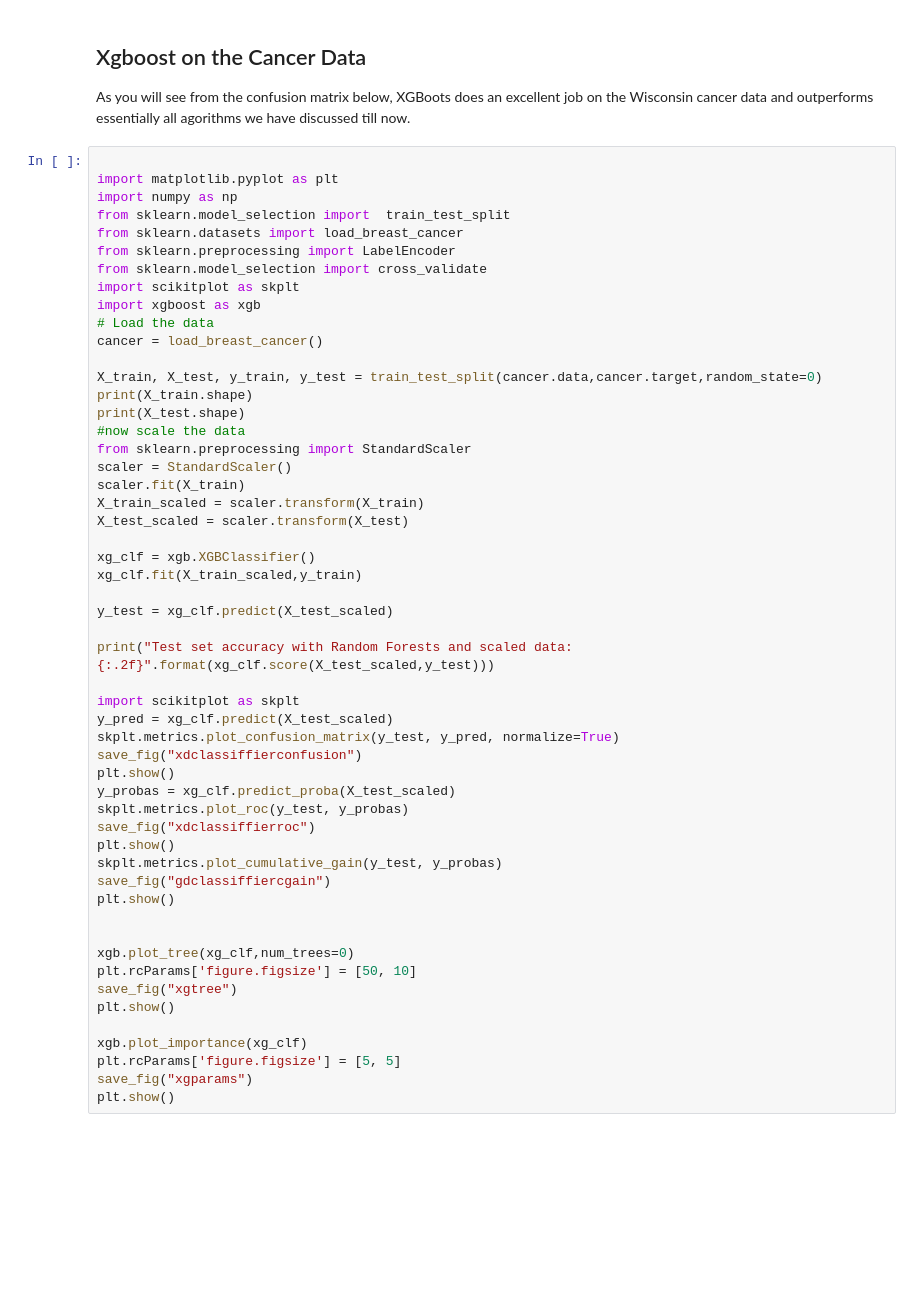
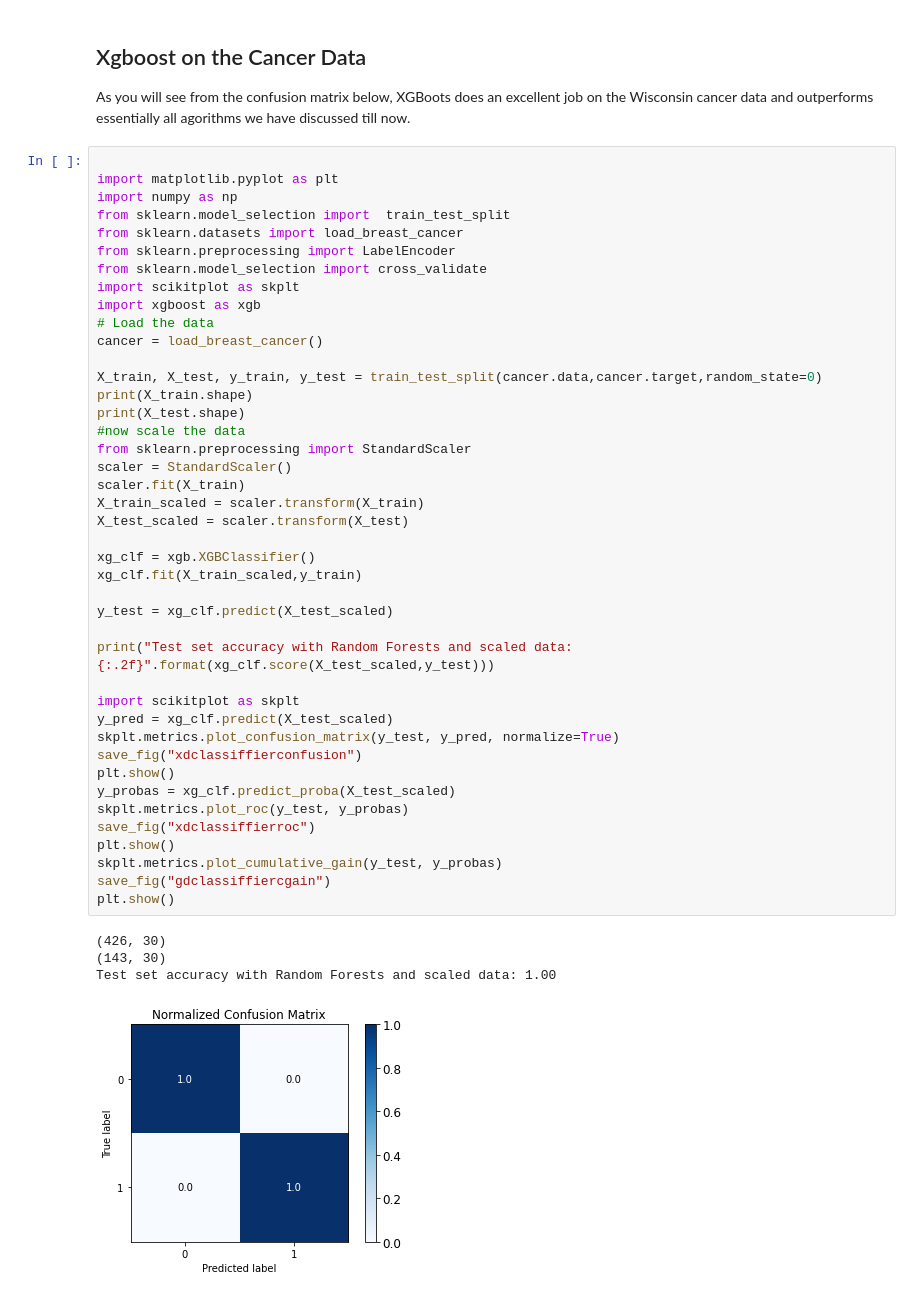
Before and after one commit to mhjensen/MachineLearningMSU-FRIB2020, a Jupyter notebook: doc/pub/DecisionTrees/ipynb/DecisionTrees.ipynb, the cells around one changed output. Cells and saved outputs as stored; diff of their text form; blank space fills up the shorter version.

```diff
--- a/doc/pub/DecisionTrees/ipynb/DecisionTrees.ipynb
+++ b/doc/pub/DecisionTrees/ipynb/DecisionTrees.ipynb
@@ -2210,41 +2414,35 @@ cancer = load_breast_cancer()
 
 X_train, X_test, y_train, y_test = train_test_split(cancer.data,cancer.target,random_state=0)
 print(X_train.shape)
 print(X_test.shape)
 #now scale the data
 from sklearn.preprocessing import StandardScaler
 scaler = StandardScaler()
 scaler.fit(X_train)
 X_train_scaled = scaler.transform(X_train)
 X_test_scaled = scaler.transform(X_test)
 
 xg_clf = xgb.XGBClassifier()
 xg_clf.fit(X_train_scaled,y_train)
 
 y_test = xg_clf.predict(X_test_scaled)
 
 print("Test set accuracy with Random Forests and scaled data: {:.2f}".format(xg_clf.score(X_test_scaled,y_test)))
 
 import scikitplot as skplt
 y_pred = xg_clf.predict(X_test_scaled)
 skplt.metrics.plot_confusion_matrix(y_test, y_pred, normalize=True)
 save_fig("xdclassiffierconfusion")
 plt.show()
 y_probas = xg_clf.predict_proba(X_test_scaled)
 skplt.metrics.plot_roc(y_test, y_probas)
 save_fig("xdclassiffierroc")
 plt.show()
 skplt.metrics.plot_cumulative_gain(y_test, y_probas)
 save_fig("gdclassiffiercgain")
 plt.show()
-
-
-xgb.plot_tree(xg_clf,num_trees=0)
-plt.rcParams['figure.figsize'] = [50, 10]
-save_fig("xgtree")
-plt.show()
-
-xgb.plot_importance(xg_clf)
-plt.rcParams['figure.figsize'] = [5, 5]
-save_fig("xgparams")
-plt.show()
+# %% [output]
+(426, 30)
+(143, 30)
+Test set accuracy with Random Forests and scaled data: 1.00
+[figure, added]
```
Also changed, not shown: parts of 27 cells of this notebook, 5 other files.
